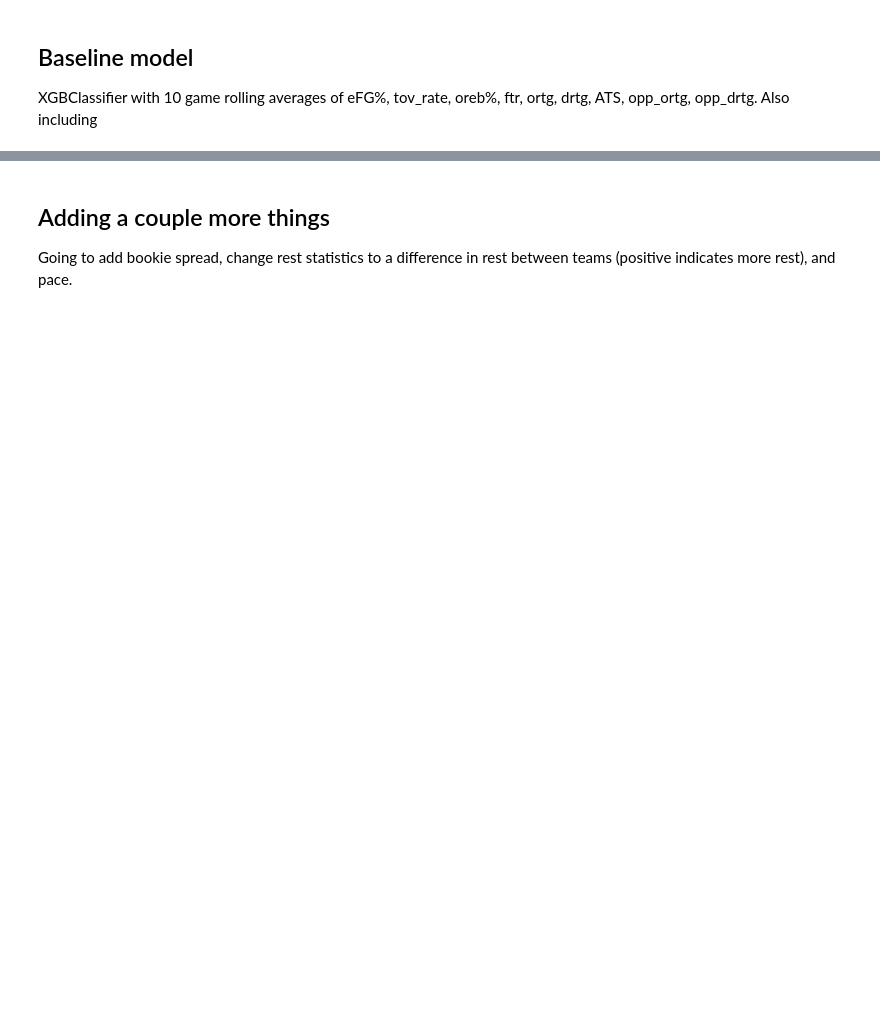
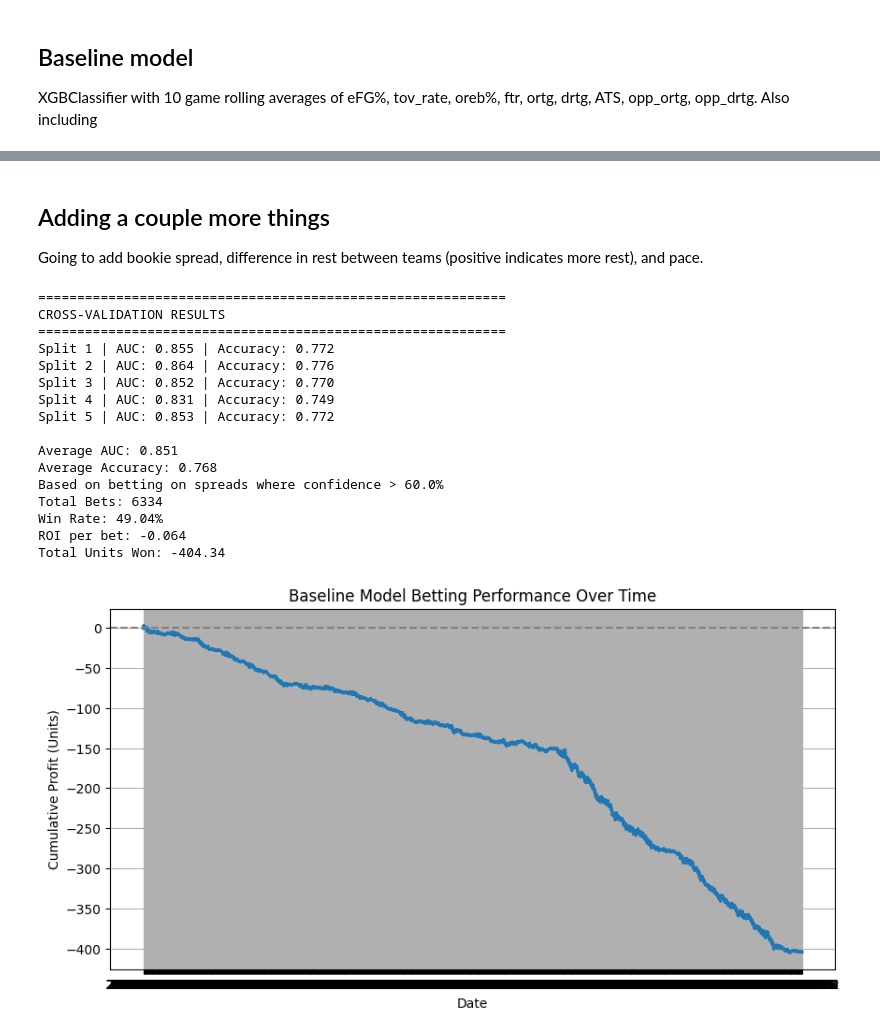
Before and after one commit to alexfruge/beat-the-books, a Jupyter notebook: src/notebooks/03_model_experiment.ipynb, the cells around one changed output, grey strips where cells are left out. Drawn from its saved outputs; the diff is of its cells as text; code cells hidden in the pictures; blank space fills up the shorter version.

```diff
--- a/src/notebooks/03_model_experiment.ipynb
+++ b/src/notebooks/03_model_experiment.ipynb
@@ -168,52 +195,47 @@ vis_bets(bets)
 # %% [markdown]
 ## Adding a couple more things
 
-Going to add bookie spread, change rest statistics to a difference in rest between teams (positive indicates more rest), and pace.
+Going to add bookie spread, difference in rest between teams (positive indicates more rest), and pace.
 # %%
 features_v2 = [
     'eFG_pct_avg_last_20', 'tov_rate_avg_last_20', 'oreb_pct_avg_last_20', 'ftr_avg_last_20',
     'ortg_avg_last_20', 'drtg_avg_last_20', 'covered_avg_last_20',
     'eFG_pct_avg_last_5', 'tov_rate_avg_last_5', 'oreb_pct_avg_last_5', 'ftr_avg_last_5',
     'ortg_avg_last_5', 'drtg_avg_last_5', 'covered_avg_last_5',
-    # 'days_of_rest',
-    # 'opp_days_of_rest',
     'home_team',
     'opp_ortg_avg_last_20', 'opp_drtg_avg_last_20',
     'opp_ortg_avg_last_5', 'opp_drtg_avg_last_5',
+    'pace_diff', 'rest_diff', 'spread',
     'rest_category_encoded'
 ]
 
 df_2 = pd.read_csv('../../data/processed/engineered.csv')
 df_2 = df_2.sort_values('date')
 df_2['rest_category_encoded'] = df_2['rest_category'].astype('category')
 
 rets = train_model(features_v2, df_2)
 df_2 = rets[0]
 model_2 = rets[1]
 
-# Betting thresholds
-upper_thresh = 0.6   # confident team covers
-# lower_thresh = 0.4   # confident team does NOT cover
-
-# Simulate flat 1-unit bets
-df_2['bet_side'] = np.where(df_2['pred_prob'] > upper_thresh, 1, np.nan)
-
-# Only rows where we made a bet
-bets_2 = df_2.dropna(subset=['bet_side']).copy()
-
-# Payouts assuming -110 odds
-WIN_PAYOUT = 0.9091  # profit per unit on win
-LOSS_PAYOUT = -1.0
-
-# Compute profit for each bet
-bets_2['bet_outcome'] = np.where(
-    (bets_2['bet_side'] == bets_2['covered']), WIN_PAYOUT, LOSS_PAYOUT
-)
-
-# Track cumulative bankroll
-bets_2['bankroll'] = bets_2['bet_outcome'].cumsum()
-
-print(f'Total Possible Bets: {df.shape[0]}')
+bets_2 = compute_bets(df_2, upper_thresh=UPPER)
 vis_bets(bets_2)
+# %% [output]
+============================================================
+CROSS-VALIDATION RESULTS
+============================================================
+Split 1 | AUC: 0.855 | Accuracy: 0.772
+Split 2 | AUC: 0.864 | Accuracy: 0.776
+Split 3 | AUC: 0.852 | Accuracy: 0.770
+Split 4 | AUC: 0.831 | Accuracy: 0.749
+Split 5 | AUC: 0.853 | Accuracy: 0.772
+
+Average AUC: 0.851
+Average Accuracy: 0.768
+Based on betting on spreads where confidence > 60.0%
+Total Bets: 6334
+Win Rate: 49.04%
+ROI per bet: -0.064
+Total Units Won: -404.34
+[figure, added]
 # %%
 plot_importance(model_2)
```
Also changed, not shown: parts of 16 cells of this notebook, 2 other files.
